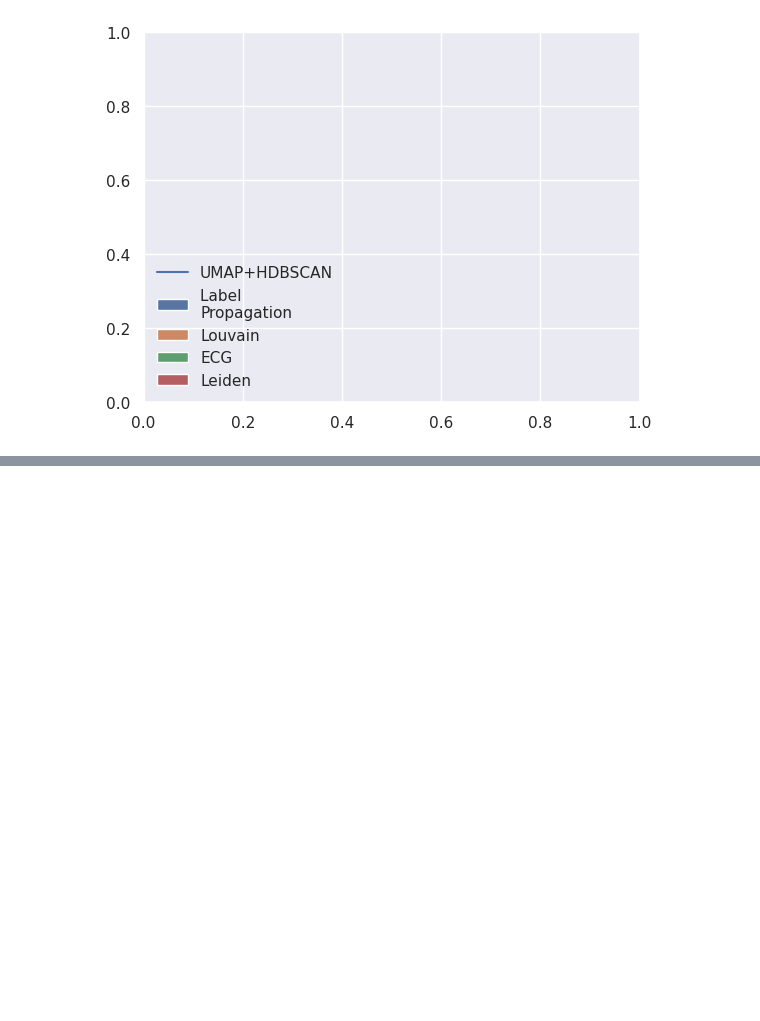
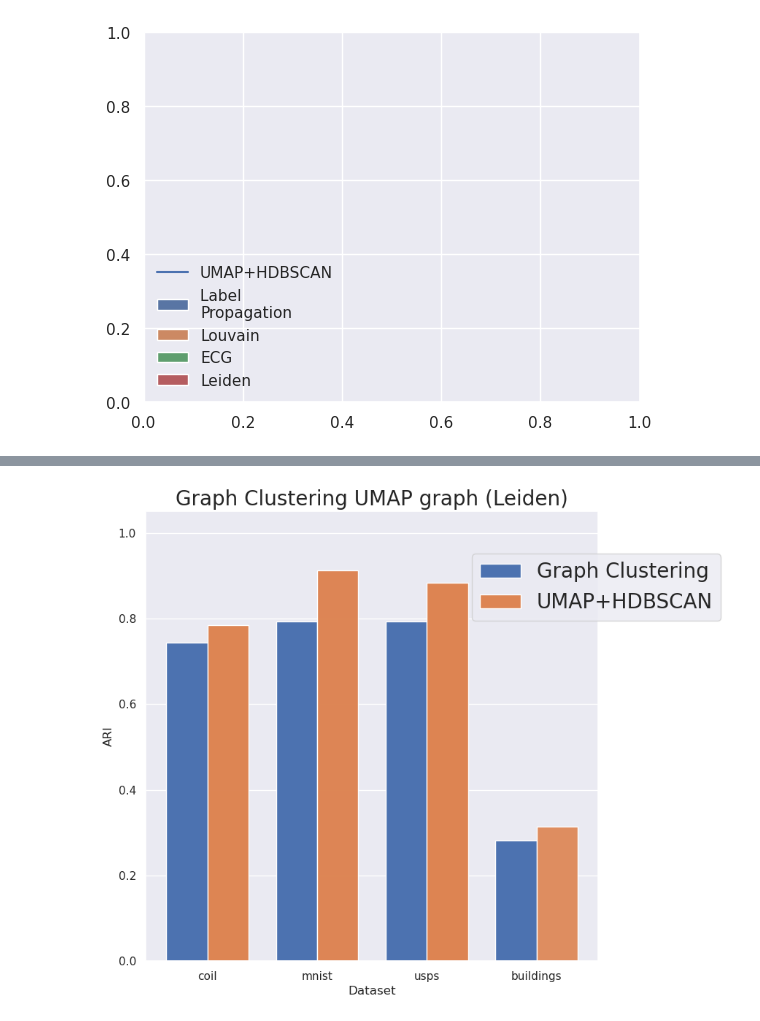
Before and after one commit to vpoulin/HighDimensionalClustering, a Jupyter notebook: notebooks/09A-plot_slides_graph_clustering.ipynb, the cells around one changed output, grey strips where cells are left out. Drawn from its saved outputs; the diff is of its cells as text; code cells hidden in the pictures; blank space fills up the shorter version.

```diff
--- a/notebooks/09A-plot_slides_graph_clustering.ipynb
+++ b/notebooks/09A-plot_slides_graph_clustering.ipynb
@@ -212,0 +292,40 @@ plt.show()
+# %%
+results_dataframe = df_to_plot[df_to_plot.Dataset != 'pendigits']
+# %%
+width=0.75
+colors=list(sns.color_palette())
+fig, ax = plt.subplots(figsize=(8 , 8))
+x_ticklabels = results_dataframe.Dataset.unique()
+x_positions = np.arange(len(x_ticklabels), dtype=np.float32) - width / 2
+dim_red_types = results_dataframe["Method"].unique()
+bar_width = width / len(dim_red_types)
+for offset_idx, dim_red in enumerate(dim_red_types):
+    color = colors[offset_idx]
+    sub_dataframe = results_dataframe[
+        (results_dataframe["Method"] == dim_red)
+    ]
+    ax.bar(
+        x=x_positions,
+        height=sub_dataframe["Score"],
+        width=bar_width,
+        align="edge",
+        color=[(*color, v) for v in sub_dataframe["Pct Clustered"]],
+        label=dim_red,
+    )
+    ax.set_xlabel("Dataset")
+    ax.set_xticks(np.arange(len(x_ticklabels)))
+    ax.set_xticklabels(x_ticklabels)
+    ax.set_ylabel("ARI")
+    ax.set_title('Graph Clustering UMAP graph (Leiden)', fontsize=20)
+    ax.grid(visible=False, axis="x")
+    ax.set_ylim([0, 1.05])
+    x_positions += bar_width
+
+if len(dim_red_types) > 1:
+    fig.legend(loc="center right", bbox_to_anchor=(1.11, 0.75), borderaxespad=0.0, fontsize=20)
+
+# fig.tight_layout()
+# plt.savefig(f'figures/fuzzyUnion_graphclust_all_datasets.png')
+fig.savefig('figures/fuzzyUnion_graphclust_all_datasets.png', bbox_inches='tight')
+# %% [output]
+[figure, added]
```
Also changed, not shown: parts of 10 cells of this notebook, 1 other file.
